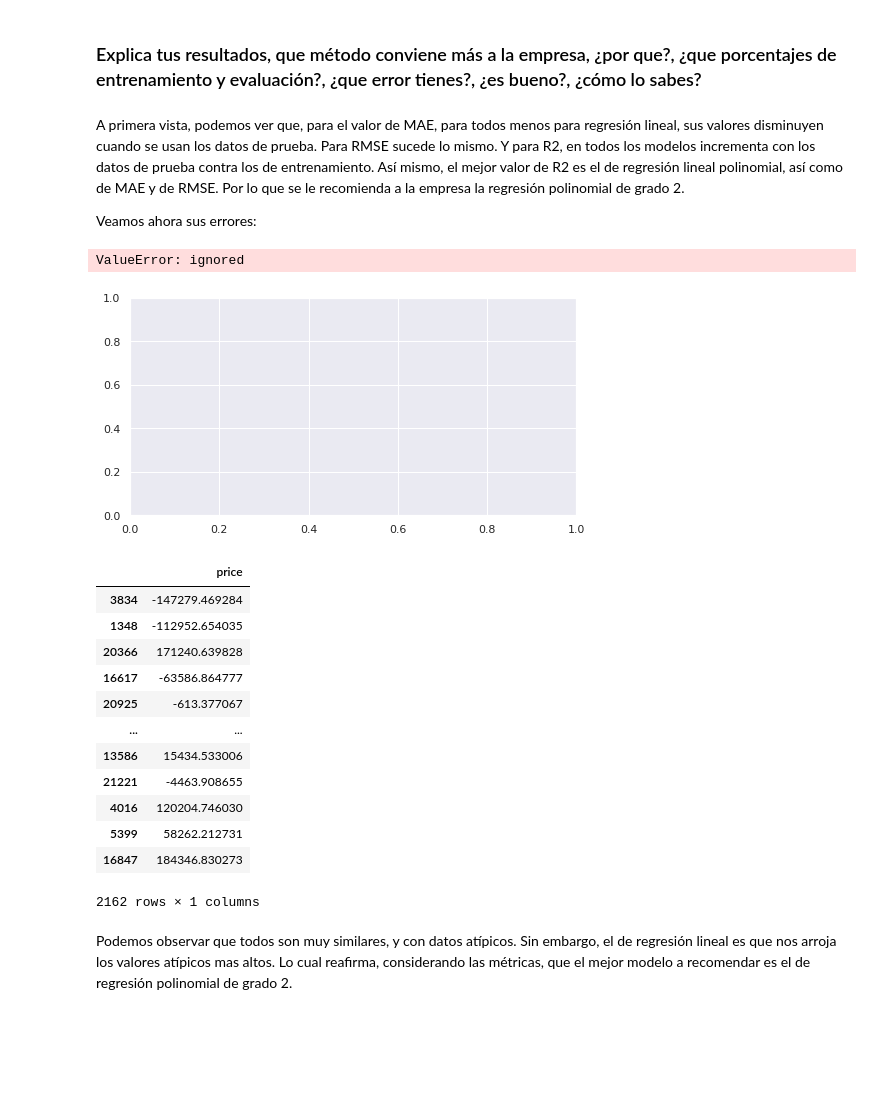
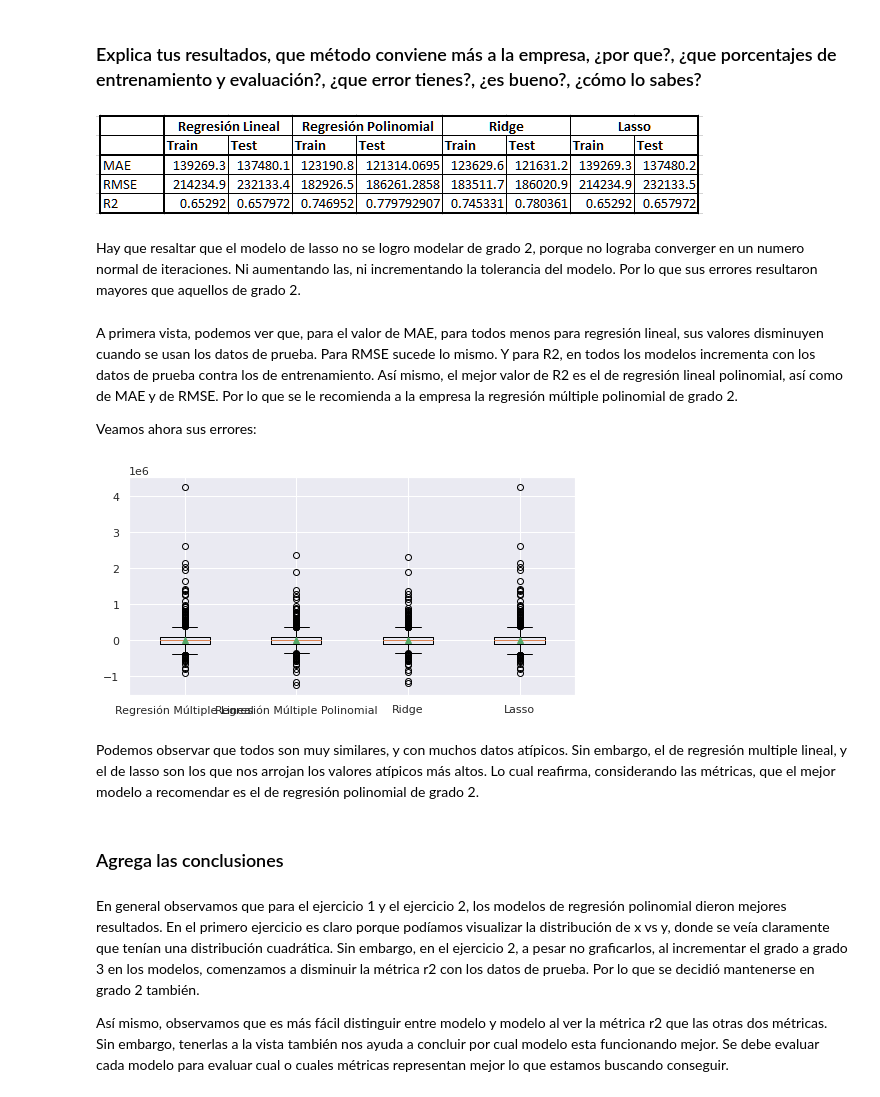
Before and after one commit to PosgradoMNA/actividades-de-aprendizaje-gerardoaaron_castanedajaramillo, a Jupyter notebook: Actividad Semanal -- 7 Regresiones.ipynb, the cells around one changed output. Drawn from its saved outputs; the diff is of its cells as text; code cells hidden in the pictures; blank space fills up the shorter version.

```diff
--- a/Actividad Semanal -- 7 Regresiones.ipynb
+++ b/Actividad Semanal -- 7 Regresiones.ipynb
@@ -778,36 +772,29 @@ Text(0.5, 1.0, 'R2')
 [figure]
 # %% [markdown]
 ### Explica tus resultados, que método conviene más a la empresa, ¿por que?, ¿que porcentajes de entrenamiento y evaluación?, ¿que error tienes?, ¿es bueno?, ¿cómo lo sabes?
+# %% [markdown]
+![ejercicio 2.PNG](embedded-picture-1)
+# %% [markdown]
+Hay que resaltar que el modelo de lasso no se logro modelar de grado 2, porque no lograba converger en un numero normal de iteraciones. Ni aumentando las, ni incrementando la tolerancia del modelo. Por lo que sus errores resultaron mayores que aquellos de grado 2.
 # %% [markdown]
-A primera vista, podemos ver que, para el valor de MAE, para todos menos para regresión lineal, sus valores disminuyen cuando se usan los datos de prueba. Para RMSE sucede lo mismo. Y para R2, en todos los modelos incrementa con los datos de prueba contra los de entrenamiento. Así mismo, el mejor valor de R2 es el de regresión lineal polinomial, así como de MAE y de RMSE. Por lo que se le recomienda a la empresa la regresión polinomial de grado 2.
+A primera vista, podemos ver que, para el valor de MAE, para todos menos para regresión lineal, sus valores disminuyen cuando se usan los datos de prueba. Para RMSE sucede lo mismo. Y para R2, en todos los modelos incrementa con los datos de prueba contra los de entrenamiento. Así mismo, el mejor valor de R2 es el de regresión lineal polinomial, así como de MAE y de RMSE. Por lo que se le recomienda a la empresa la regresión múltiple polinomial de grado 2.
 
 Veamos ahora sus errores:
 # %%
 residuos_values = list()
-for i in range(0,len(modelos_ejercicio1)-1):
-  residuos_values.append(error_ejercicio1_test[i][3])
+for i in range(0,len(modelos_ejercicio1)):
+  residuos_values.append(error_ejercicio1_test[i][3].to_numpy().flatten())
 
 sns.set(rc={'figure.figsize':(8,4)})
 plt.boxplot(residuos_values, labels=modelos_ejercicio1, showmeans=True)
 plt.show()
 # %% [output]
-ValueError: ignored
-[figure, old version]
+[figure, new version]
-# %%
-residuos_values[0]
-# %% [output]
-|  | price |
-| 3834 | -147279.469284 |
-| 1348 | -112952.654035 |
-| 20366 | 171240.639828 |
-| 16617 | -63586.864777 |
-| 20925 | -613.377067 |
-| ... | ... |
-| 13586 | 15434.533006 |
-| 21221 | -4463.908655 |
-| 4016 | 120204.746030 |
-| 5399 | 58262.212731 |
-| 16847 | 184346.830273 |
-2162 rows × 1 columns
 # %% [markdown]
-Podemos observar que todos son muy similares, y con datos atípicos. Sin embargo, el de regresión lineal es que nos arroja los valores atípicos mas altos. Lo cual reafirma, considerando las métricas, que el mejor modelo a recomendar es el de regresión polinomial de grado 2.
+Podemos observar que todos son muy similares, y con muchos datos atípicos. Sin embargo, el de regresión multiple lineal, y el de lasso son los que nos arrojan los valores atípicos más altos. Lo cual reafirma, considerando las métricas, que el mejor modelo a recomendar es el de regresión polinomial de grado 2.
+# %% [markdown]
+### Agrega las conclusiones
+# %% [markdown]
+En general observamos que para el ejercicio 1 y el ejercicio 2, los modelos de regresión polinomial dieron mejores resultados. En el primero ejercicio es claro porque podíamos visualizar la distribución de x vs y, donde se veía claramente que tenían una distribución cuadrática. Sin embargo, en el ejercicio 2, a pesar no graficarlos, al incrementar el grado a grado 3 en los modelos, comenzamos a disminuir la métrica r2 con los datos de prueba. Por lo que se decidió mantenerse en grado 2 también.
+
+Así mismo, observamos que es más fácil distinguir entre modelo y modelo al ver la métrica r2 que las otras dos métricas. Sin embargo, tenerlas a la vista también nos ayuda a concluir por cual modelo esta funcionando mejor. Se debe evaluar cada modelo para evaluar cual o cuales métricas representan mejor lo que estamos buscando conseguir.
```
Also changed, not shown: parts of 12 cells of this notebook.
